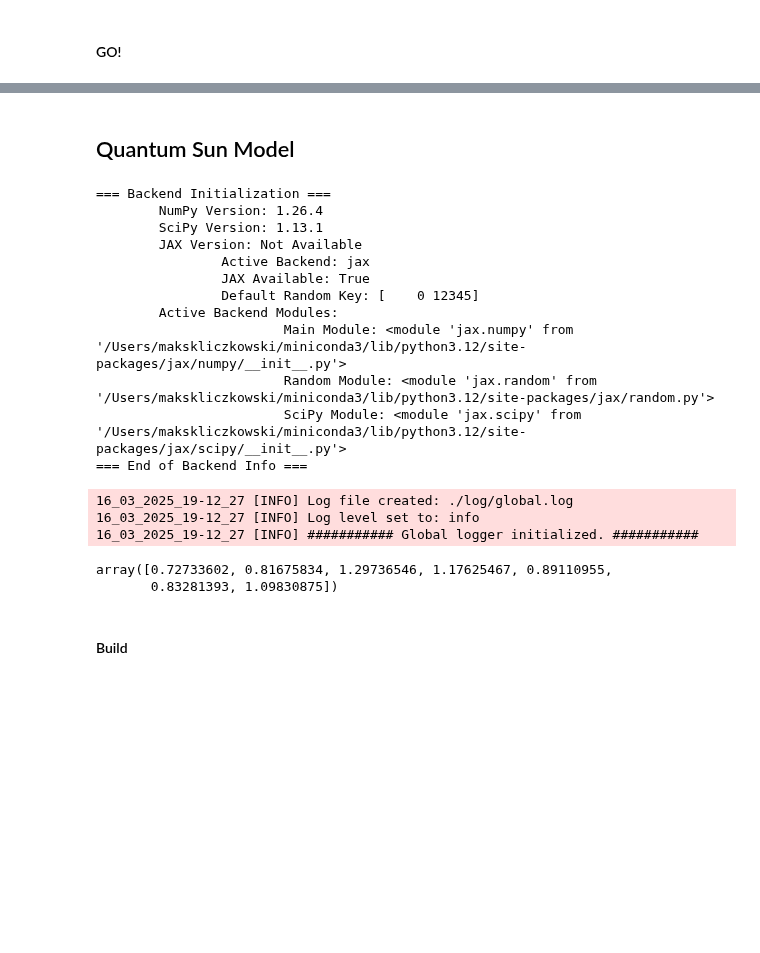
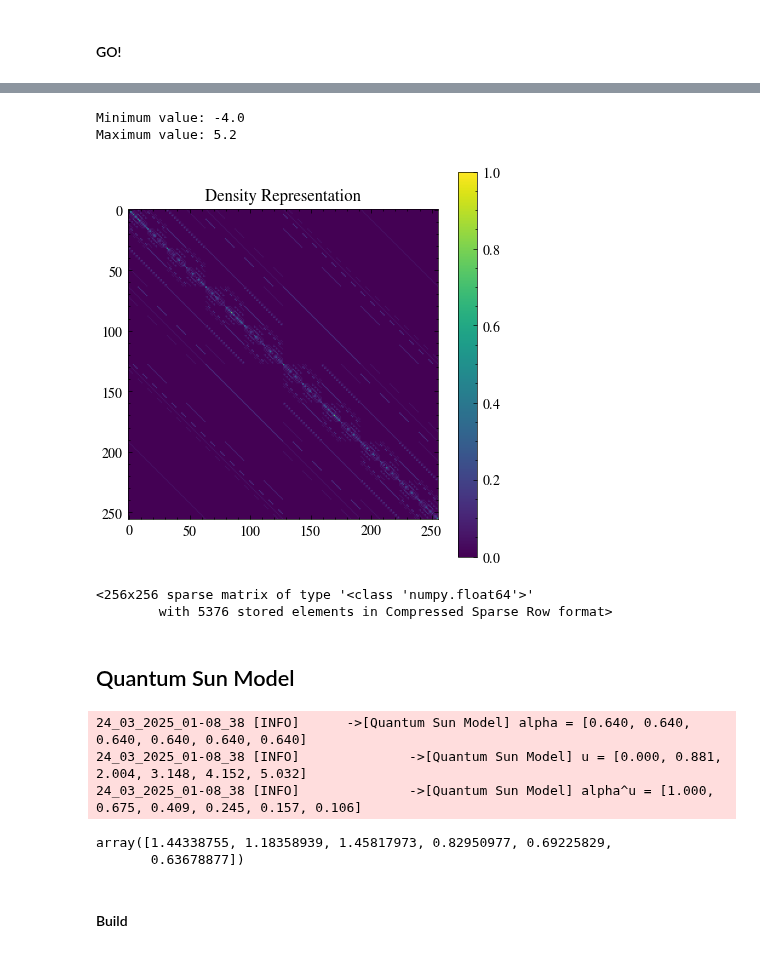
Before and after one commit to makskliczkowski/QuantumEigenSolver, a Jupyter notebook: Python/QES/tests.ipynb, the cells around one changed output, grey strips where cells are left out. Drawn from its saved outputs; the diff is of its cells as text; code cells hidden in the pictures; blank space fills up the shorter version.

```diff
--- a/Python/QES/tests.ipynb
+++ b/Python/QES/tests.ipynb
@@ -159,28 +160,39 @@ hamil.eig_val, hamil.eig_vec, hamil.eig_vec.shape
+# %%
+import numpy as np
+# make dense
+qsm_dense   = hamil.hamil.todense() if hamil.sparse else hamil.hamil
+minimum     = qsm_dense.min()
+maximum     = qsm_dense.max()
+qsm_dense   = np.abs(qsm_dense) / np.abs(qsm_dense).max()
+
+print("Minimum value:", minimum)
+print("Maximum value:", maximum)
+
+plt.figure(figsize=(5, 5))
+plt.imshow(qsm_dense, cmap='viridis')
+plt.colorbar()
+plt.title("Density Representation")
+plt.show()
+hamil.hamil
+# %% [output]
+Minimum value: -4.0
+Maximum value: 5.2
+[figure, added]
+<256x256 sparse matrix of type '<class 'numpy.float64'>'
+        with 5376 stored elements in Compressed Sparse Row format>
 # %% [markdown]
 ## Quantum Sun Model
 # %%
 from Algebra.Model.Interacting.Spin.qsm import QSM
 backend = 'np'
-hamil   = QSM(ns=10, hilbert_space=None, n=3, a=0.74, h=1.0, xi=0.2, backend=backend, dtype='float64')
+hamil   = QSM(ns=9, hilbert_space=None, n=3, a=0.64, h=1.0, xi=0.2, backend=backend, dtype='float64')
 hamil.h
 # %% [output]
-=== Backend Initialization ===
-        NumPy Version: 1.26.4
-        SciPy Version: 1.13.1
-        JAX Version: Not Available
-                Active Backend: jax
-                JAX Available: True
-                Default Random Key: [    0 12345]
-        Active Backend Modules:
-                        Main Module: <module 'jax.numpy' from '/Users/makskliczkowski/miniconda3/lib/python3.12/site-packages/jax/numpy/__init__.py'>
-                        Random Module: <module 'jax.random' from '/Users/makskliczkowski/miniconda3/lib/python3.12/site-packages/jax/random.py'>
-                        SciPy Module: <module 'jax.scipy' from '/Users/makskliczkowski/miniconda3/lib/python3.12/site-packages/jax/scipy/__init__.py'>
-=== End of Backend Info ===
+24_03_2025_01-08_38 [INFO]      ->[Quantum Sun Model] alpha = [0.640, 0.640, 0.640, 0.640, 0.640, 0.640]
+24_03_2025_01-08_38 [INFO]              ->[Quantum Sun Model] u = [0.000, 0.881, 2.004, 3.148, 4.152, 5.032]
+24_03_2025_01-08_38 [INFO]              ->[Quantum Sun Model] alpha^u = [1.000, 0.675, 0.409, 0.245, 0.157, 0.106]
-16_03_2025_19-12_27 [INFO] Log file created: ./log/global.log
-16_03_2025_19-12_27 [INFO] Log level set to: info
-16_03_2025_19-12_27 [INFO] ########### Global logger initialized. ###########
+array([1.44338755, 1.18358939, 1.45817973, 0.82950977, 0.69225829,
+       0.63678877])
-array([0.72733602, 0.81675834, 1.29736546, 1.17625467, 0.89110955,
-       0.83281393, 1.09830875])
 # %% [markdown]
 #### Build
 # %% [markdown]
```
Also changed, not shown: parts of 24 cells of this notebook, 9 other files.
